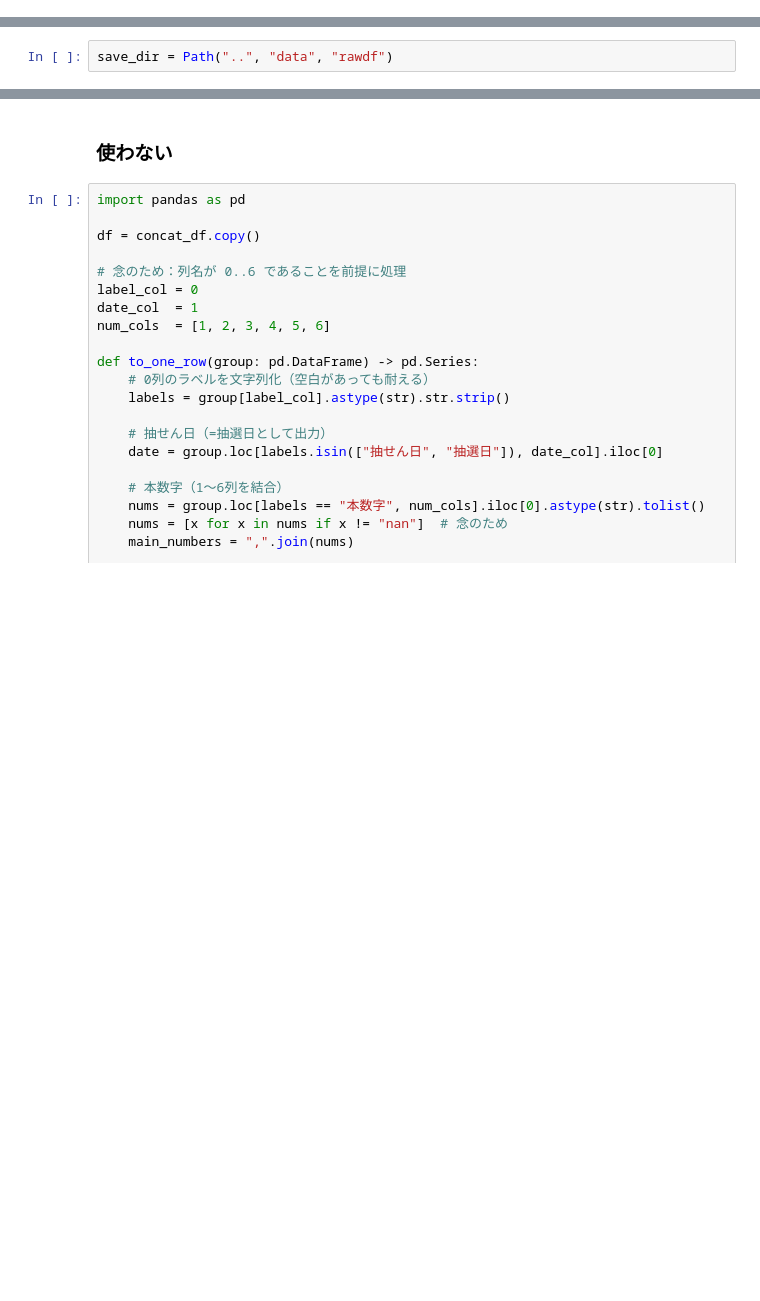
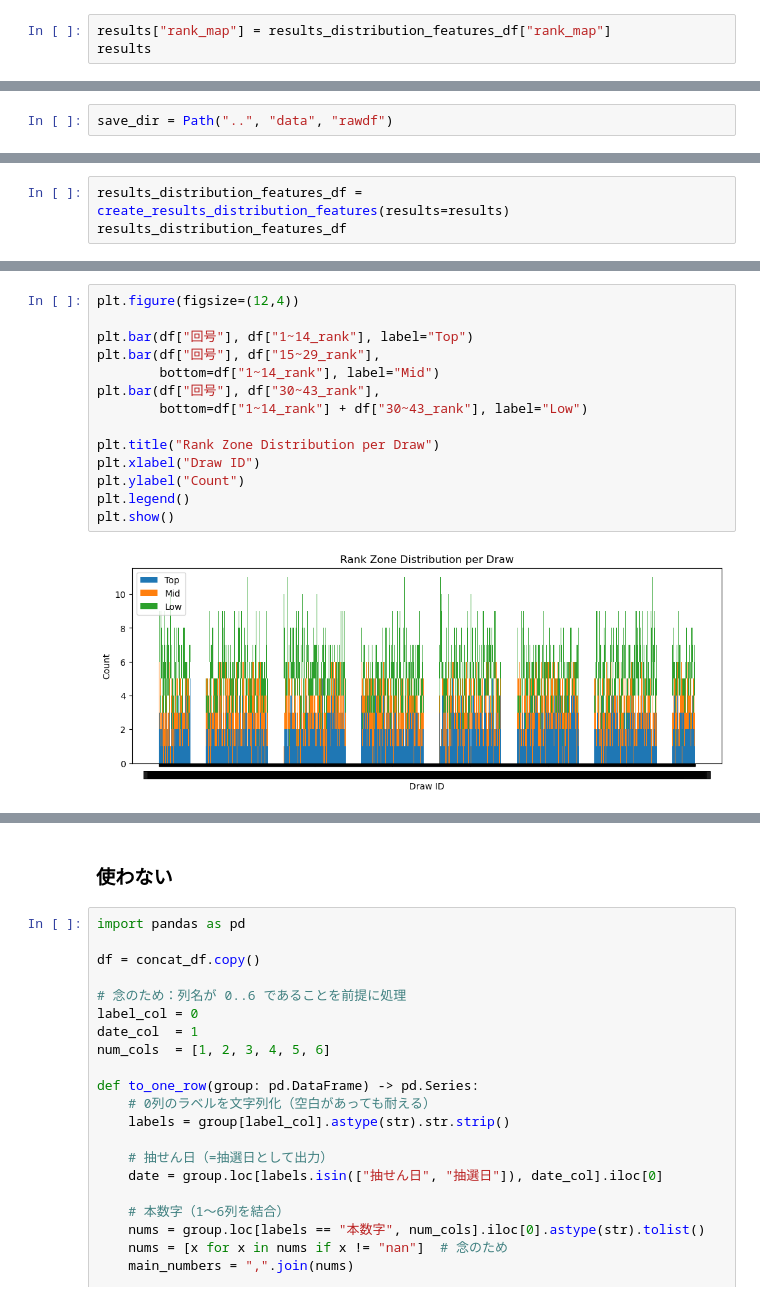
Before and after one commit to kimu0705/TAKARAKUJI, a Jupyter notebook: src/dev.ipynb, the cells around one changed output, grey strips where cells are left out. Cells and saved outputs as stored; diff of their text form; blank space fills up the shorter version.

```diff
--- a/src/dev.ipynb
+++ b/src/dev.ipynb
@@ -327,0 +491,3 @@ results
+# %%
+results["rank_map"] = results_distribution_features_df["rank_map"]
+results
@@ -344,0 +668,3 @@ results.to_csv(save_dir / "results.csv", sep="\t")
+# %%
+results_distribution_features_df = create_results_distribution_features(results=results)
+results_distribution_features_df
@@ -344,0 +790,16 @@ results.to_csv(save_dir / "results.csv", sep="\t")
+# %%
+plt.figure(figsize=(12,4))
+
+plt.bar(df["回号"], df["1~14_rank"], label="Top")
+plt.bar(df["回号"], df["15~29_rank"],
+        bottom=df["1~14_rank"], label="Mid")
+plt.bar(df["回号"], df["30~43_rank"],
+        bottom=df["1~14_rank"] + df["30~43_rank"], label="Low")
+
+plt.title("Rank Zone Distribution per Draw")
+plt.xlabel("Draw ID")
+plt.ylabel("Count")
+plt.legend()
+plt.show()
+# %% [output]
+[figure, added]
```
Also changed, not shown: parts of 45 cells of this notebook, 8 other files.
